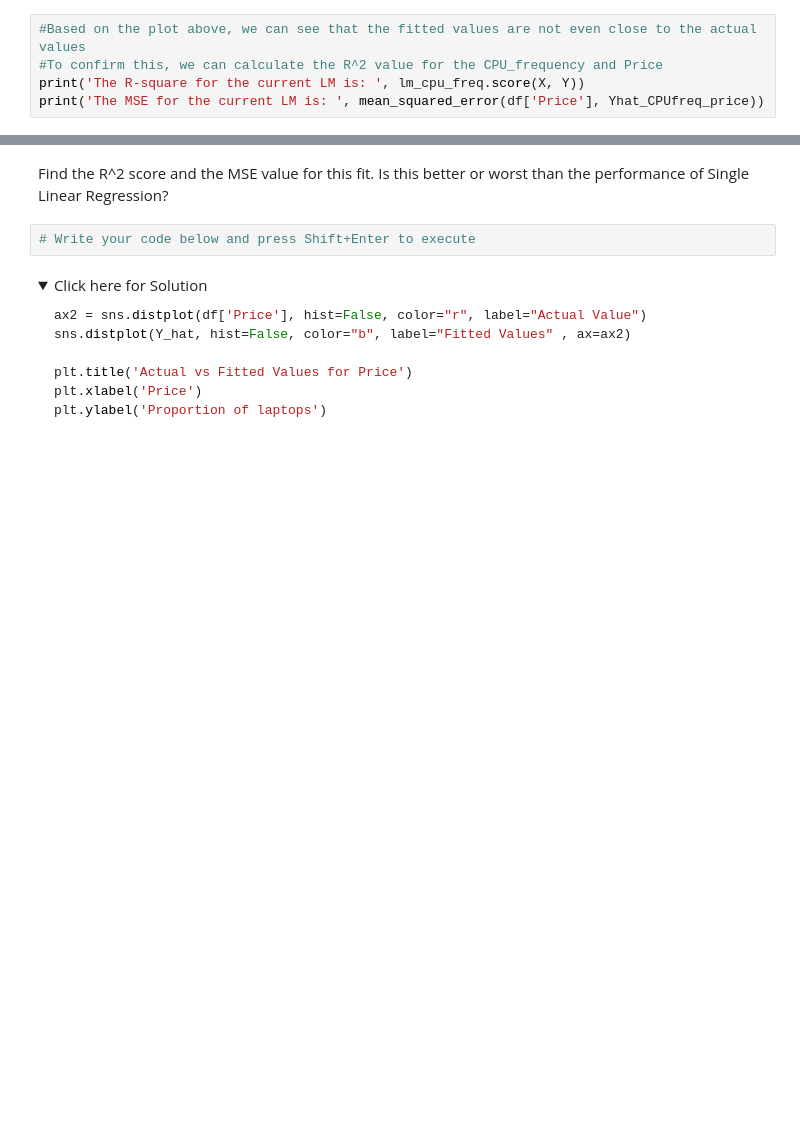
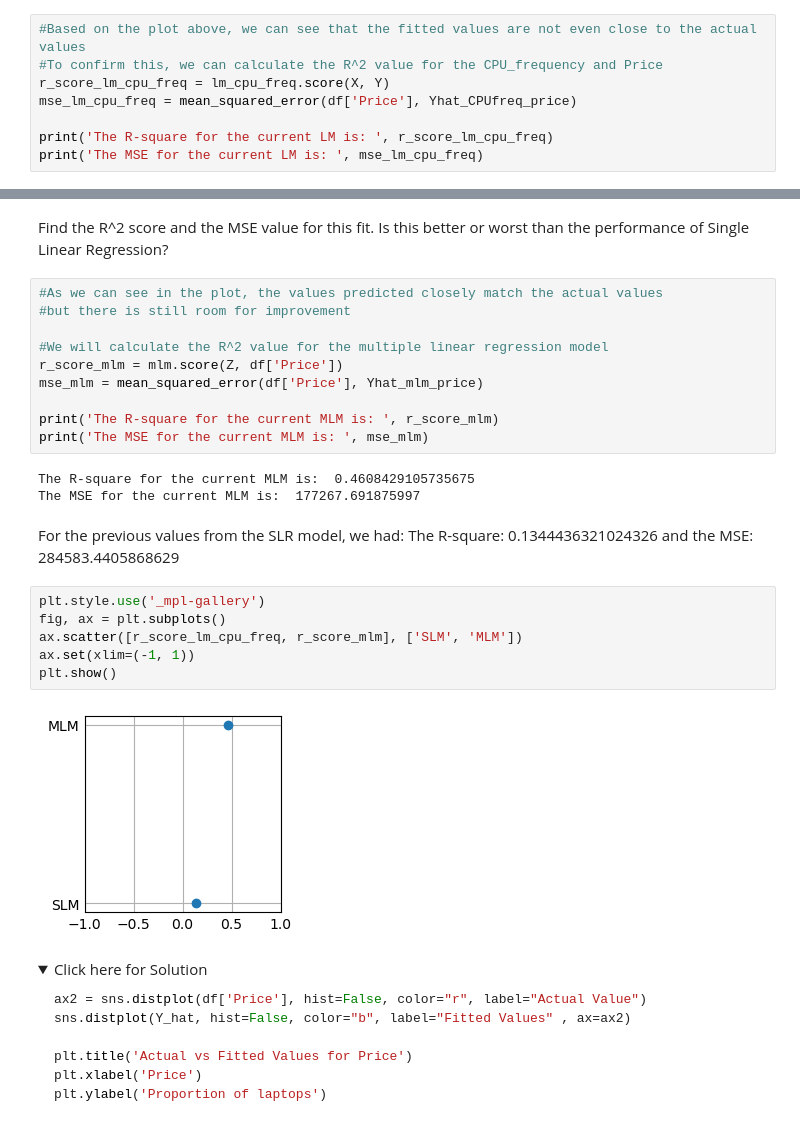
Before and after one commit to PedroRgz/CareerAcademy-IBM-DS-LaptopsPrices, a Jupyter notebook: Model-Development-LaptopPrice.ipynb, the cells around one changed output, grey strips where cells are left out. Saved outputs shown, nothing was run; the diff lists cells and outputs as text; folded sections open; blank space fills up the shorter version.

```diff
--- a/Model-Development-LaptopPrice.ipynb
+++ b/Model-Development-LaptopPrice.ipynb
@@ -163,8 +163,11 @@ Evaluate the Mean Squared Error and R^2 score values for the model.
 # %%
 #Based on the plot above, we can see that the fitted values are not even close to the actual values
 #To confirm this, we can calculate the R^2 value for the CPU_frequency and Price
-print('The R-square for the current LM is: ', lm_cpu_freq.score(X, Y))
-print('The MSE for the current LM is: ', mean_squared_error(df['Price'], Yhat_CPUfreq_price))
+r_score_lm_cpu_freq = lm_cpu_freq.score(X, Y)
+mse_lm_cpu_freq = mean_squared_error(df['Price'], Yhat_CPUfreq_price)
+
+print('The R-square for the current LM is: ', r_score_lm_cpu_freq)
+print('The MSE for the current LM is: ', mse_lm_cpu_freq)
 # %% [output]
 The R-square for the current LM is:  0.1344436321024326
 The MSE for the current LM is:  284583.4405868629
@@ -243,8 +279,30 @@ plt.ylabel('Proportion of laptops')
 </details>
 # %% [markdown]
 Find the R^2 score and the MSE value for this fit. Is this better or worst than the performance of Single Linear Regression?
-# %%
-# Write your code below and press Shift+Enter to execute
+# %%
+#As we can see in the plot, the values predicted closely match the actual values
+#but there is still room for improvement
+
+#We will calculate the R^2 value for the multiple linear regression model
+r_score_mlm = mlm.score(Z, df['Price'])
+mse_mlm = mean_squared_error(df['Price'], Yhat_mlm_price)
+
+print('The R-square for the current MLM is: ', r_score_mlm)
+print('The MSE for the current MLM is: ', mse_mlm)
+# %% [output]
+The R-square for the current MLM is:  0.4608429105735675
+The MSE for the current MLM is:  177267.691875997
+# %% [markdown]
+For the previous values from the SLR model, we had:
+The R-square:  0.1344436321024326 and the MSE:  284583.4405868629
+# %%
+plt.style.use('_mpl-gallery')
+fig, ax = plt.subplots()
+ax.scatter([r_score_lm_cpu_freq, r_score_mlm], ['SLM', 'MLM'])
+ax.set(xlim=(-1, 1))
+plt.show()
+# %% [output]
+[figure, added]
 # %% [markdown]
 <details>
     <summary>Click here for Solution</summary>
```
Also changed, not shown: parts of 6 cells of this notebook.
